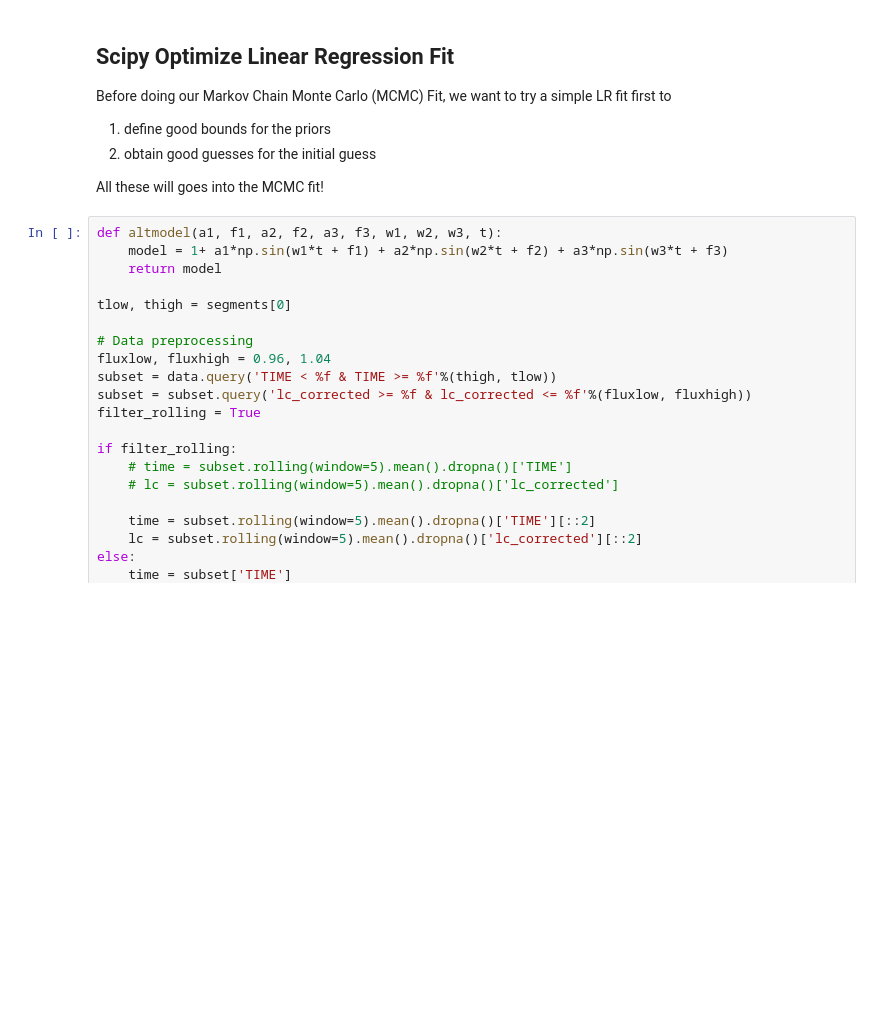
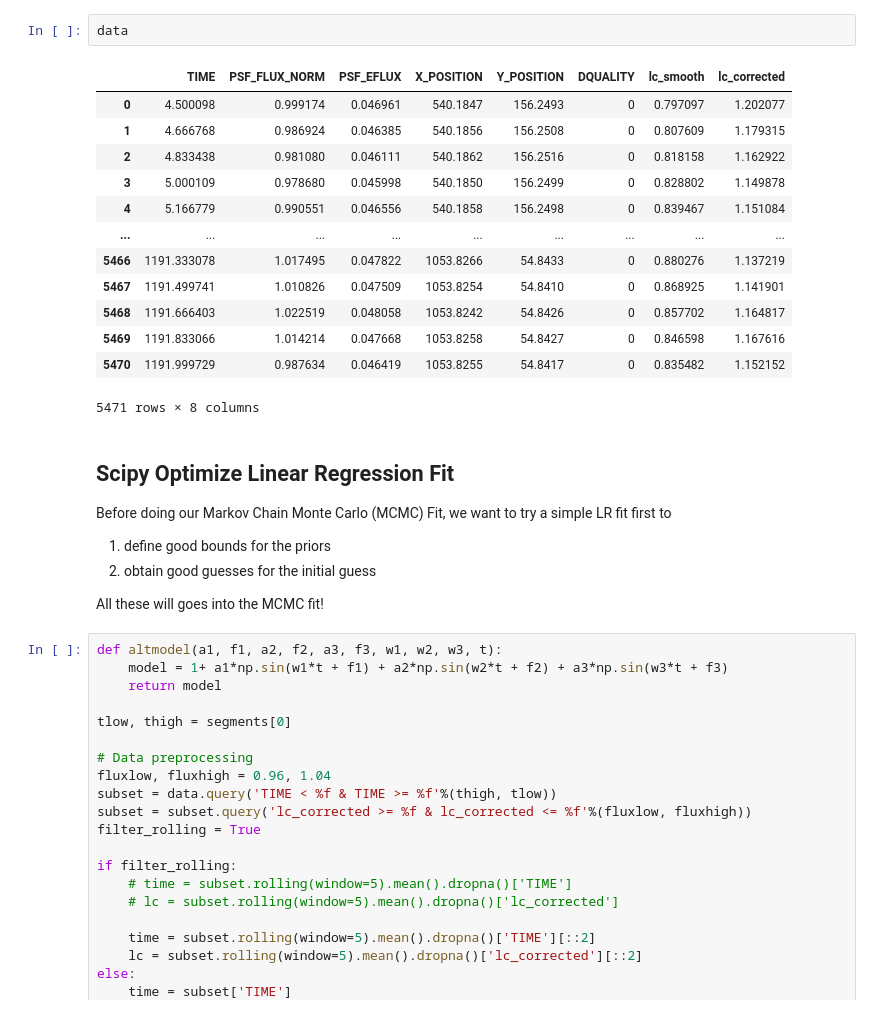
Before and after one commit to fudanguyen/aroma, a Jupyter notebook: AROMA_An_Exo_Rot_Mapping/notebooks/4sine[MCMC_408-488hours]lightCurveSyntheticFit.ipynb, the cells around one changed output. Saved outputs shown, nothing was run; the diff lists cells and outputs as text; blank space fills up the shorter version.

```diff
--- a/AROMA_An_Exo_Rot_Mapping/notebooks/4sine[MCMC_408-488hours]lightCurveSyntheticFit.ipynb
+++ b/AROMA_An_Exo_Rot_Mapping/notebooks/4sine[MCMC_408-488hours]lightCurveSyntheticFit.ipynb
@@ -54,4 +65,20 @@ def: find_nearest(array, value)
 [figure]
+# %%
+data
+# %% [output]
+|  | TIME | PSF_FLUX_NORM | PSF_EFLUX | X_POSITION | Y_POSITION | DQUALITY | lc_smooth | lc_corrected |
+| 0 | 4.500098 | 0.999174 | 0.046961 | 540.1847 | 156.2493 | 0 | 0.797097 | 1.202077 |
+| 1 | 4.666768 | 0.986924 | 0.046385 | 540.1856 | 156.2508 | 0 | 0.807609 | 1.179315 |
+| 2 | 4.833438 | 0.981080 | 0.046111 | 540.1862 | 156.2516 | 0 | 0.818158 | 1.162922 |
+| 3 | 5.000109 | 0.978680 | 0.045998 | 540.1850 | 156.2499 | 0 | 0.828802 | 1.149878 |
+| 4 | 5.166779 | 0.990551 | 0.046556 | 540.1858 | 156.2498 | 0 | 0.839467 | 1.151084 |
+| ... | ... | ... | ... | ... | ... | ... | ... | ... |
+| 5466 | 1191.333078 | 1.017495 | 0.047822 | 1053.8266 | 54.8433 | 0 | 0.880276 | 1.137219 |
+| 5467 | 1191.499741 | 1.010826 | 0.047509 | 1053.8254 | 54.8410 | 0 | 0.868925 | 1.141901 |
+| 5468 | 1191.666403 | 1.022519 | 0.048058 | 1053.8242 | 54.8426 | 0 | 0.857702 | 1.164817 |
+| 5469 | 1191.833066 | 1.014214 | 0.047668 | 1053.8258 | 54.8427 | 0 | 0.846598 | 1.167616 |
+| 5470 | 1191.999729 | 0.987634 | 0.046419 | 1053.8255 | 54.8417 | 0 | 0.835482 | 1.152152 |
+5471 rows × 8 columns
 # %% [markdown]
 ## Scipy Optimize Linear Regression Fit
 
```
Also changed, not shown: parts of 3 cells of this notebook, 5 other files.
